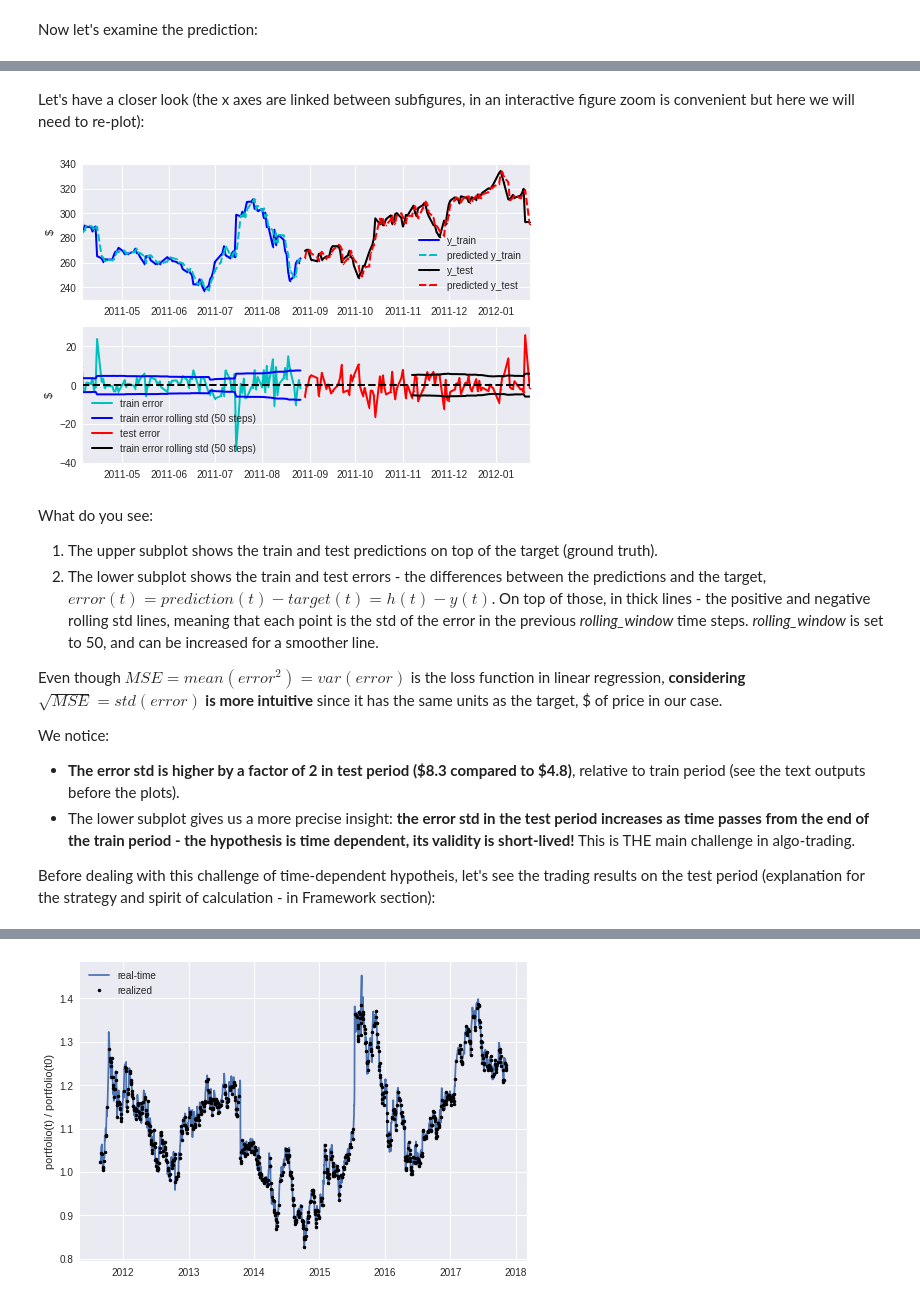
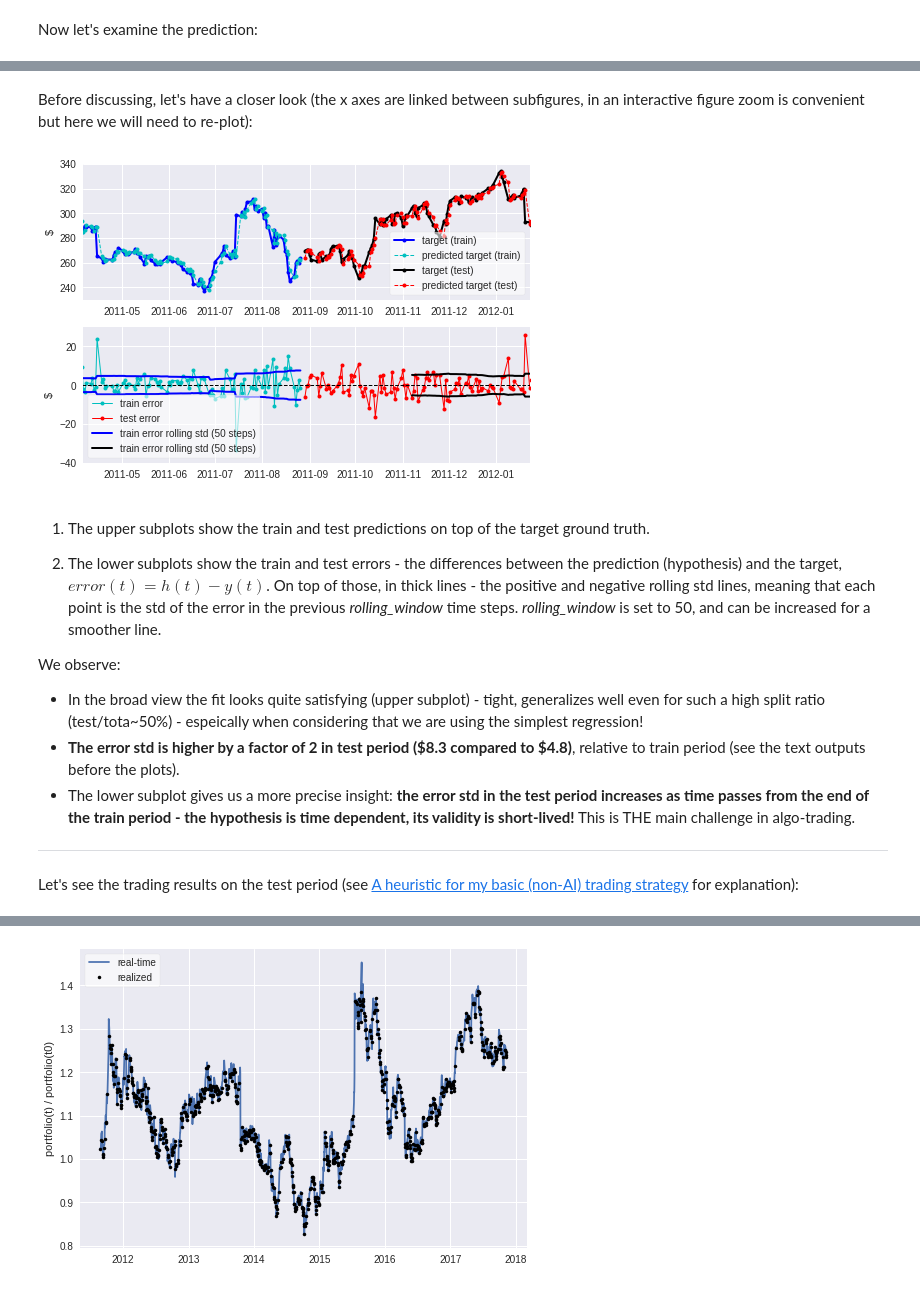
Before and after one commit to Ozziko/AlgoTradingAI, a Jupyter notebook: Oz_Livneh_Algo_Trading_AI.ipynb, the cells around one changed output, grey strips where cells are left out. Drawn from its saved outputs; the diff is of its cells as text; code cells hidden in the pictures.

```diff
--- a/Oz_Livneh_Algo_Trading_AI.ipynb
+++ b/Oz_Livneh_Algo_Trading_AI.ipynb
@@ -633,25 +660,27 @@ regression_obj.plot_prediction(rolling_window=50);
 # %% [markdown]
-Let's have a closer look (the x axes are linked between subfigures, in an interactive figure  zoom is convenient but here we will need to re-plot):
+Before discussing, let's have a closer look (the x axes are linked between subfigures, in an interactive figure  zoom is convenient but here we will need to re-plot):
 # %%
-ax1,ax2=regression_obj.plot_prediction(thick_linewidth=2,thin_linewidth=2,rolling_window=50)
+ax1,ax2=regression_obj.plot_prediction(thick_linewidth=2,thin_linewidth=1,
+                                       markersize=8,rolling_window=50)
 ax1.set_xlim(train_test_split_obj.y_train_series.index[-100],
          train_test_split_obj.y_test_series.index[100])
 ax1.set_ylim(230,340)
 ax2.set_ylim(-40,30);
 # %% [output]
-[figure, old version]
+[figure, new version]
 # %% [markdown]
-What do you see:
-1. The upper subplot shows the train and test predictions on top of the target (ground truth).
-2. The lower subplot shows the train and test errors - the differences between the predictions and the target, $error(t)=prediction(t)-target(t)=h(t)-y(t)$. On top of those, in thick lines - the positive and negative rolling std lines, meaning that each point is the std of the error in the previous *rolling_window* time steps. *rolling_window* is set to 50, and can be increased for a smoother line.
+1. The upper subplots show the train and test predictions on top of the target ground truth.
 
-Even though $MSE=mean(error^2)=var(error)$ is the loss function in linear regression, **considering $\sqrt{MSE}=std(error)$ is more intuitive** since it has the same units as the target, $ of price in our case.
+2. The lower subplots show the train and test errors - the differences between the prediction (hypothesis) and the target, $error(t)=h(t)-y(t)$. On top of those, in thick lines - the positive and negative rolling std lines, meaning that each point is the std of the error in the previous *rolling_window* time steps. *rolling_window* is set to 50, and can be increased for a smoother line.
 
-We notice:
+
+We observe:
+* In the broad view the fit looks quite satisfying (upper subplot) - tight, generalizes well even for such a high split ratio (test/tota~50%) - espeically when considering that we are using the simplest regression!
 * **The error std is higher by a factor of 2 in test period (\$8.3 compared to \$4.8)**, relative to train period (see the text outputs before the plots).
 * The lower subplot gives us a more precise insight: **the error std in the test period increases as time passes from the end of the train period - the hypothesis is time dependent, its validity is short-lived!** This is THE main challenge in algo-trading.
 
-Before dealing with this challenge of time-dependent hypotheis, let's see the trading results on the test period (explanation for the strategy and spirit of calculation - in Framework section):
+---
+Let's see the trading results on the test period (see [A heuristic for my basic (non-AI) trading strategy](#scrollTo=Ixkxx-36s5t_) for explanation):
 # %%
 pred_confidence_lebel=0
 # ------------------ end of inputs ------------------
```
Also changed, not shown: parts of 88 cells of this notebook.
